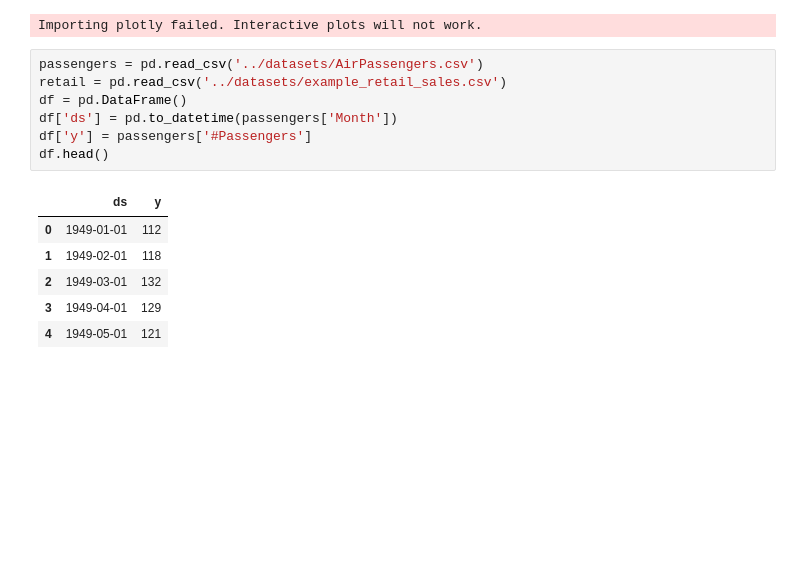
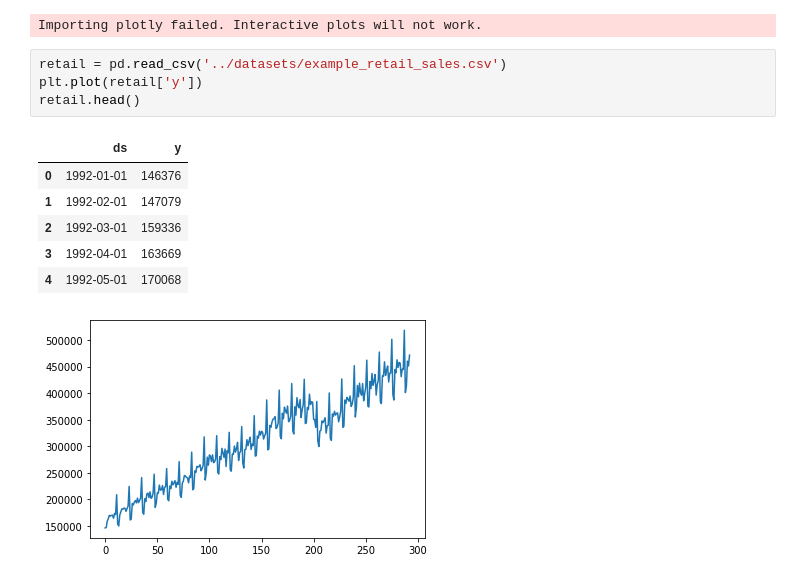
Before and after one commit to dtavera2269/AdvancedMethodsDataAnalysisClass, a Jupyter notebook: Exercises/E05-prophet.ipynb, the cells around one changed output. Cells and saved outputs as stored; diff of their text form; blank space fills up the shorter version.

```diff
--- a/Exercises/E05-prophet.ipynb
+++ b/Exercises/E05-prophet.ipynb
@@ -28,17 +28,15 @@ from fbprophet.plot import add_changepoints_to_plot
 from sklearn.metrics import mean_squared_error
 # %% [output]
 Importing plotly failed. Interactive plots will not work.
-# %%
-passengers = pd.read_csv('../datasets/AirPassengers.csv')
-retail = pd.read_csv('../datasets/example_retail_sales.csv')
-df = pd.DataFrame()
-df['ds'] = pd.to_datetime(passengers['Month'])
-df['y'] = passengers['#Passengers']
-df.head()
-# %% [output]
-|  | ds | y |
-| 0 | 1949-01-01 | 112 |
-| 1 | 1949-02-01 | 118 |
-| 2 | 1949-03-01 | 132 |
-| 3 | 1949-04-01 | 129 |
-| 4 | 1949-05-01 | 121 |
+# %%
+retail = pd.read_csv('../datasets/example_retail_sales.csv')
+plt.plot(retail['y'])
+retail.head()
+# %% [output]
+|  | ds | y |
+| 0 | 1992-01-01 | 146376 |
+| 1 | 1992-02-01 | 147079 |
+| 2 | 1992-03-01 | 159336 |
+| 3 | 1992-04-01 | 163669 |
+| 4 | 1992-05-01 | 170068 |
+[figure, added]
```
Also changed, not shown: parts of 13 cells of this notebook.
